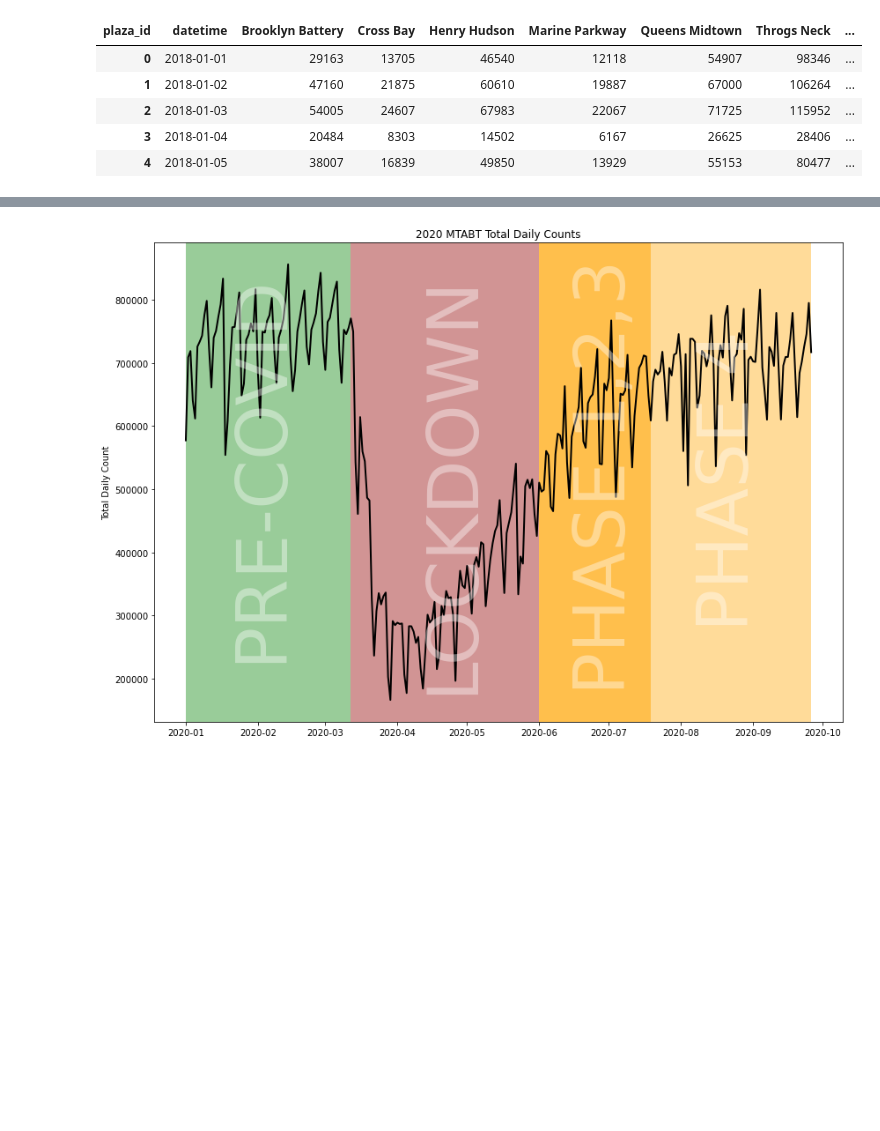
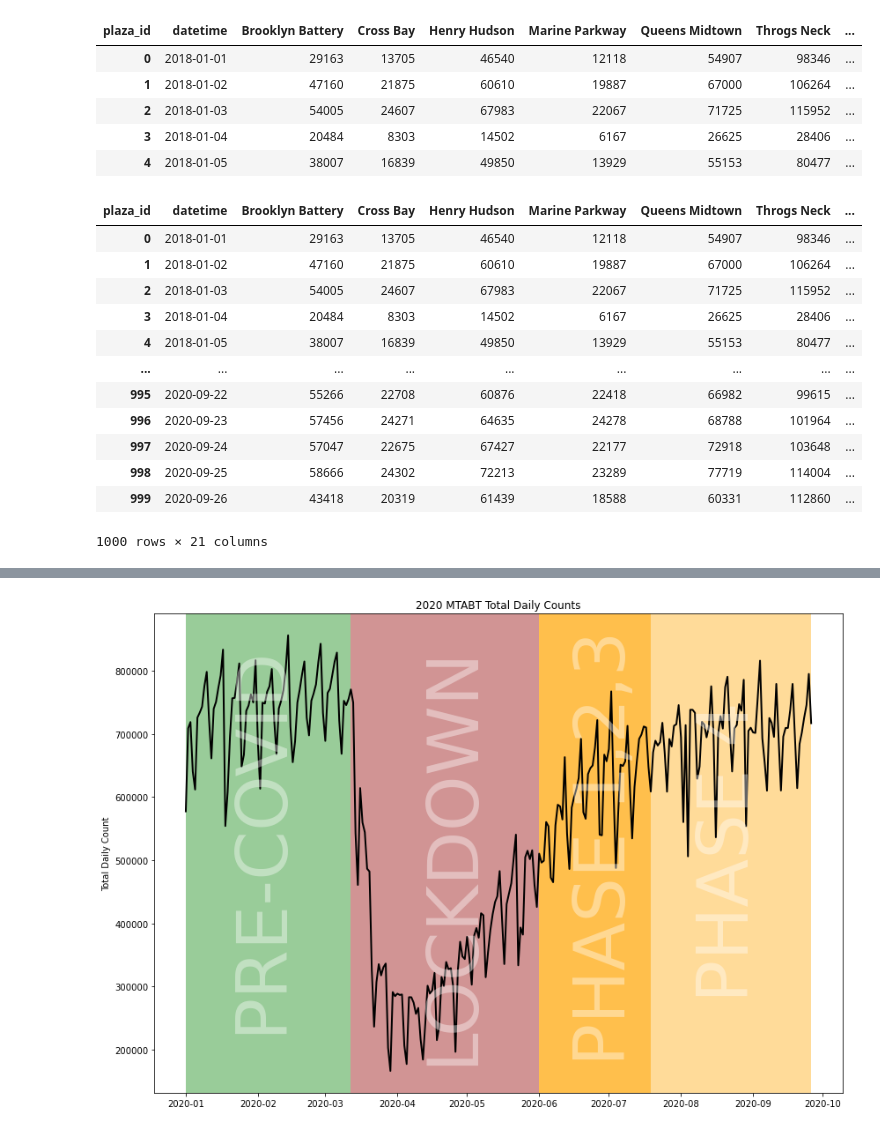
Before and after one commit to albertum1/Time_Series_MTABT, a Jupyter notebook: MTABT_EDA.ipynb, the cells around one changed output, grey strips where cells are left out. Cells and saved outputs as stored; diff of their text form; code cells hidden in the pictures; blank space fills up the shorter version.

```diff
--- a/MTABT_EDA.ipynb
+++ b/MTABT_EDA.ipynb
@@ -137,5 +137,21 @@ _df.head()
 _df = date_features(_df.set_index('datetime'))
 _df.reset_index(inplace=True)
 _df['dayofyear'] = _df['datetime'].dt.dayofyear
+# %%
+_df
+# %% [output]
+| plaza_id | datetime | Brooklyn Battery | Cross Bay | Henry Hudson | Marine Parkway | Queens Midtown | Throgs Neck | ... |
+| 0 | 2018-01-01 | 29163 | 13705 | 46540 | 12118 | 54907 | 98346 | ... |
+| 1 | 2018-01-02 | 47160 | 21875 | 60610 | 19887 | 67000 | 106264 | ... |
+| 2 | 2018-01-03 | 54005 | 24607 | 67983 | 22067 | 71725 | 115952 | ... |
+| 3 | 2018-01-04 | 20484 | 8303 | 14502 | 6167 | 26625 | 28406 | ... |
+| 4 | 2018-01-05 | 38007 | 16839 | 49850 | 13929 | 55153 | 80477 | ... |
+| ... | ... | ... | ... | ... | ... | ... | ... | ... |
+| 995 | 2020-09-22 | 55266 | 22708 | 60876 | 22418 | 66982 | 99615 | ... |
+| 996 | 2020-09-23 | 57456 | 24271 | 64635 | 24278 | 68788 | 101964 | ... |
+| 997 | 2020-09-24 | 57047 | 22675 | 67427 | 22177 | 72918 | 103648 | ... |
+| 998 | 2020-09-25 | 58666 | 24302 | 72213 | 23289 | 77719 | 114004 | ... |
+| 999 | 2020-09-26 | 43418 | 20319 | 61439 | 18588 | 60331 | 112860 | ... |
+1000 rows × 21 columns
 # %%
 plt.figure(figsize=(14,10))
```
Also changed, not shown: parts of 2 cells of this notebook.
